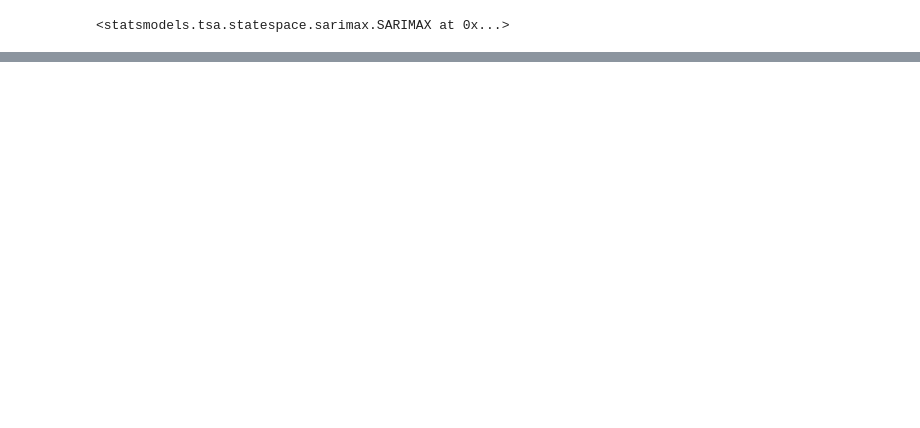
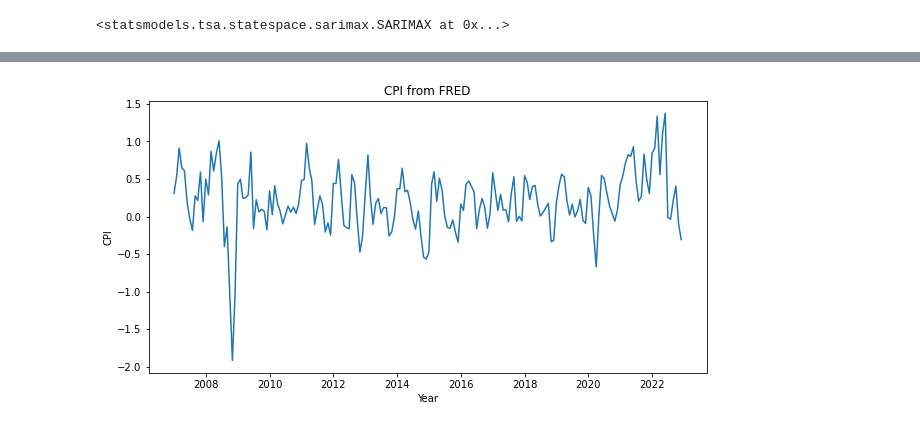
Before and after one commit to AlexanderBaker44/Chat_GPT, a Jupyter notebook: ChatGPT_Pipeline.ipynb, the cells around one changed output, grey strips where cells are left out. Drawn from its saved outputs; the diff is of its cells as text; code cells hidden in the pictures; blank space fills up the shorter version.

```diff
--- a/ChatGPT_Pipeline.ipynb
+++ b/ChatGPT_Pipeline.ipynb
@@ -731 +687,41 @@ sarimax_model.forecast(12)
 Freq: MS, Name: predicted_mean, dtype: float64
+# %%
+import pandas as pd
+import numpy as np
+import matplotlib.pyplot as plt
+from statsmodels.tsa.statespace.sarimax import SARIMAX
+import statsmodels.api as sm
+import datetime
+import pickle
+import pandas_datareader.data as web
+
+# pull CPI data from FRED
+start_date = '2007-01-01'
+end_date = '2023-01-01'
+cpi_data = web.DataReader('CPALTT01USM657N', 'fred', start_date, end_date)
+
+# rename column
+cpi_data.columns = ['CPI']
+
+# plot the time series
+plt.figure(figsize=(10,5))
+plt.plot(cpi_data)
+plt.title('CPI from FRED')
+plt.xlabel('Year')
+plt.ylabel('CPI')
+plt.show()
+
+# save the data to csv
+cpi_data.to_csv('cpi.csv')
+
+# retrain SARIMAX model with the best params
+order = (0, 0, 1)
+seasonal_order = (2, 1, 2, 12)
+model = SARIMAX(cpi_data, order=order, seasonal_order=seasonal_order, trend='ct')
+results = model.fit()
+
+# pickle the model
+with open('sarimax_model.pkl', 'wb') as f:
+    pickle.dump(results, f)
+# %% [output]
+[figure, added]
```
Also changed, not shown: parts of 9 cells of this notebook, 3 other files.
